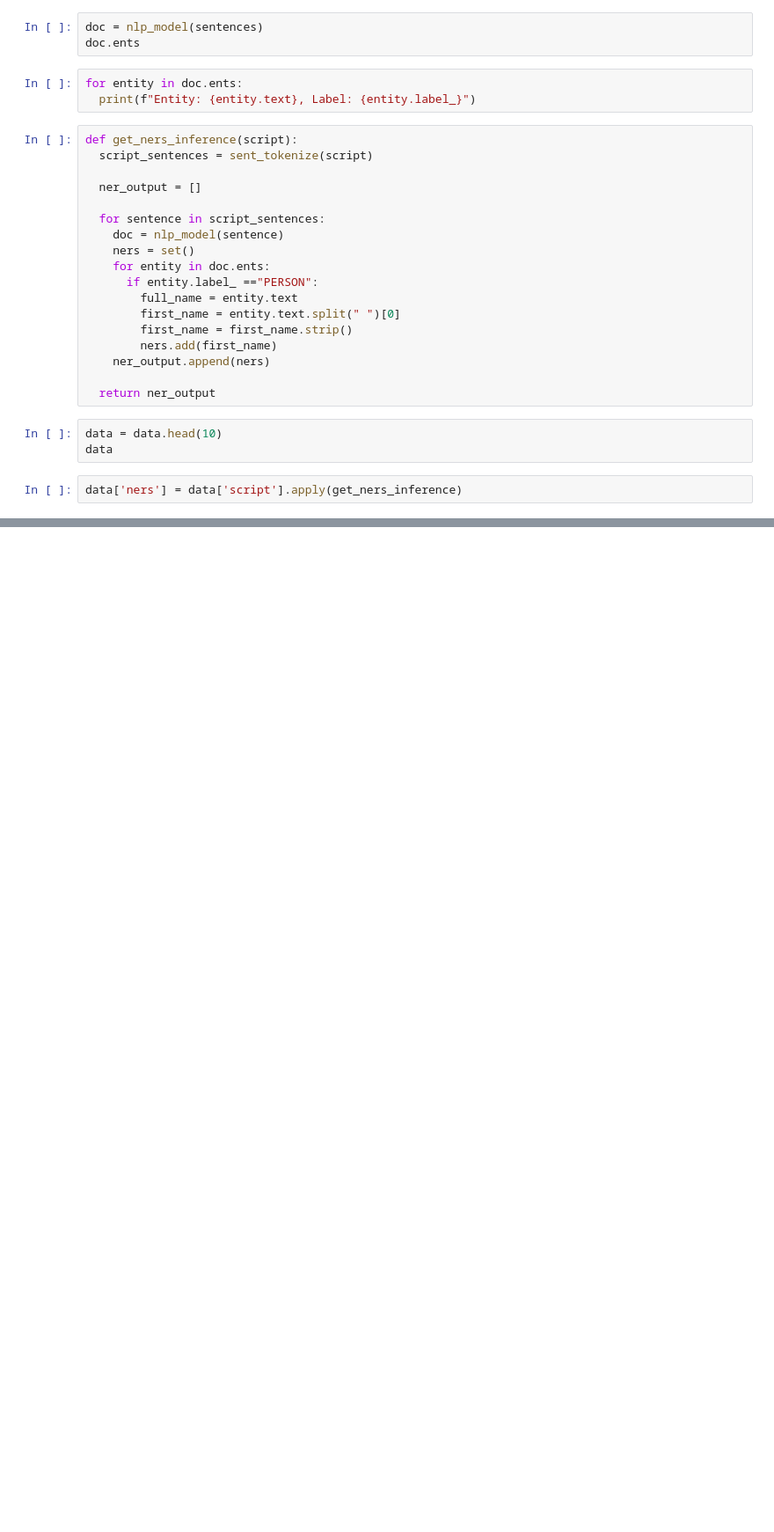
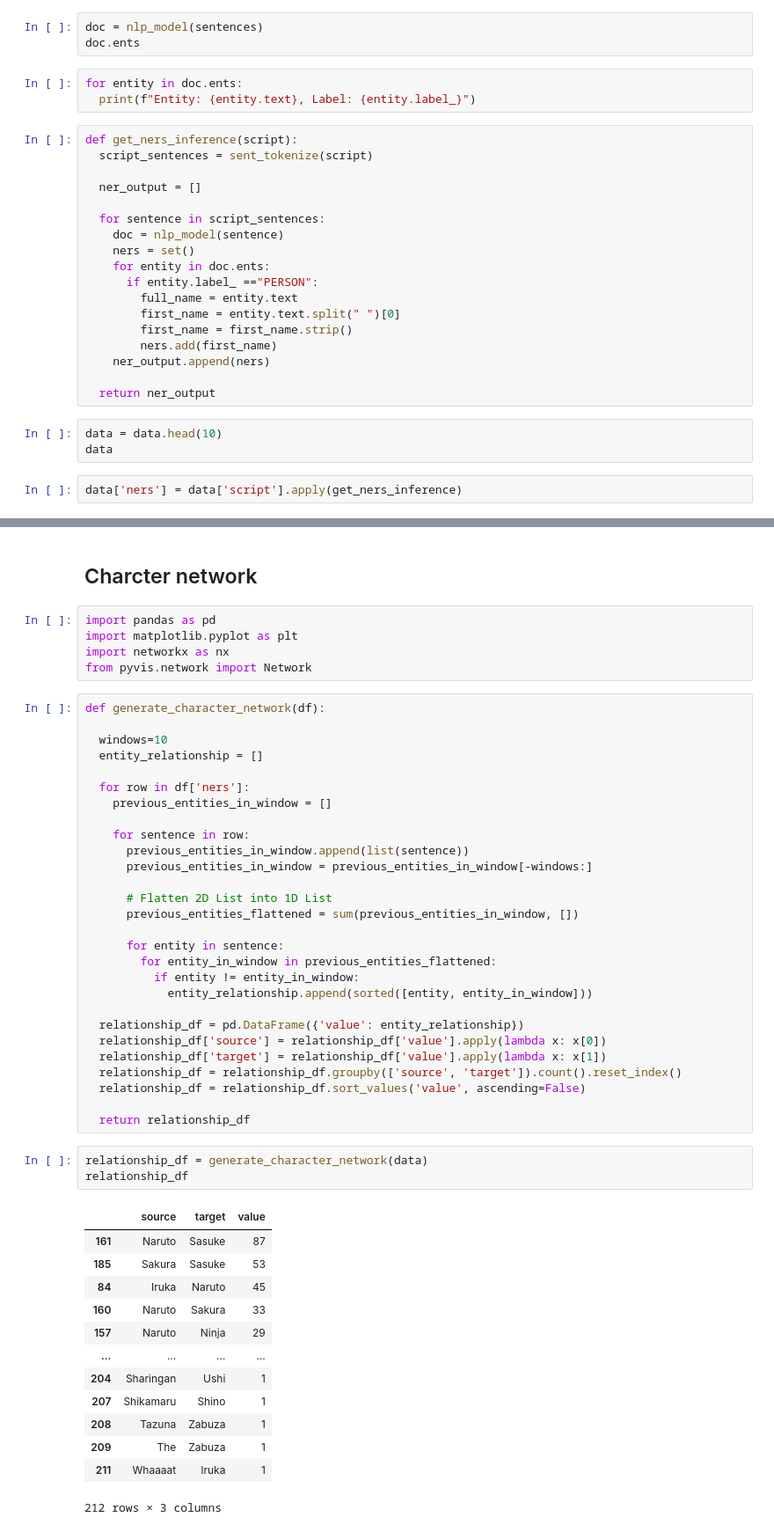
Before and after one commit to TabotCharlesBessong/Machine-Learning-Web, a Jupyter notebook: series_analyser/character_network/character_network_generator.ipynb, the cells around one changed output, grey strips where cells are left out. Shown: that part at 88% size. Drawn from its saved outputs; the diff is of its cells as text; blank space fills up the shorter version.

```diff
--- a/series_analyser/character_network/character_network_generator.ipynb
+++ b/series_analyser/character_network/character_network_generator.ipynb
@@ -73,0 +88,52 @@ data['ners'] = data['script'].apply(get_ners_inference)
+# %% [markdown]
+## Charcter network
+# %%
+import pandas as pd
+import matplotlib.pyplot as plt
+import networkx as nx
+from pyvis.network import Network
+# %%
+def generate_character_network(df):
+
+  windows=10
+  entity_relationship = []
+
+  for row in df['ners']:
+    previous_entities_in_window = []
+
+    for sentence in row:
+      previous_entities_in_window.append(list(sentence))
+      previous_entities_in_window = previous_entities_in_window[-windows:]
+
+      # Flatten 2D List into 1D List
+      previous_entities_flattened = sum(previous_entities_in_window, [])
+
+      for entity in sentence:
+        for entity_in_window in previous_entities_flattened:
+          if entity != entity_in_window:
+            entity_relationship.append(sorted([entity, entity_in_window]))
+
+  relationship_df = pd.DataFrame({'value': entity_relationship})
+  relationship_df['source'] = relationship_df['value'].apply(lambda x: x[0])
+  relationship_df['target'] = relationship_df['value'].apply(lambda x: x[1])
+  relationship_df = relationship_df.groupby(['source', 'target']).count().reset_index()
+  relationship_df = relationship_df.sort_values('value', ascending=False)
+
+  return relationship_df
+# %%
+relationship_df = generate_character_network(data)
+relationship_df
+# %% [output]
+|  | source | target | value |
+| 161 | Naruto | Sasuke | 87 |
+| 185 | Sakura | Sasuke | 53 |
+| 84 | Iruka | Naruto | 45 |
+| 160 | Naruto | Sakura | 33 |
+| 157 | Naruto | Ninja | 29 |
+| ... | ... | ... | ... |
+| 204 | Sharingan | Ushi | 1 |
+| 207 | Shikamaru | Shino | 1 |
+| 208 | Tazuna | Zabuza | 1 |
+| 209 | The | Zabuza | 1 |
+| 211 | Whaaaat | lruka | 1 |
+212 rows × 3 columns
```
Also changed, not shown: parts of 4 cells of this notebook, 2 other files.
